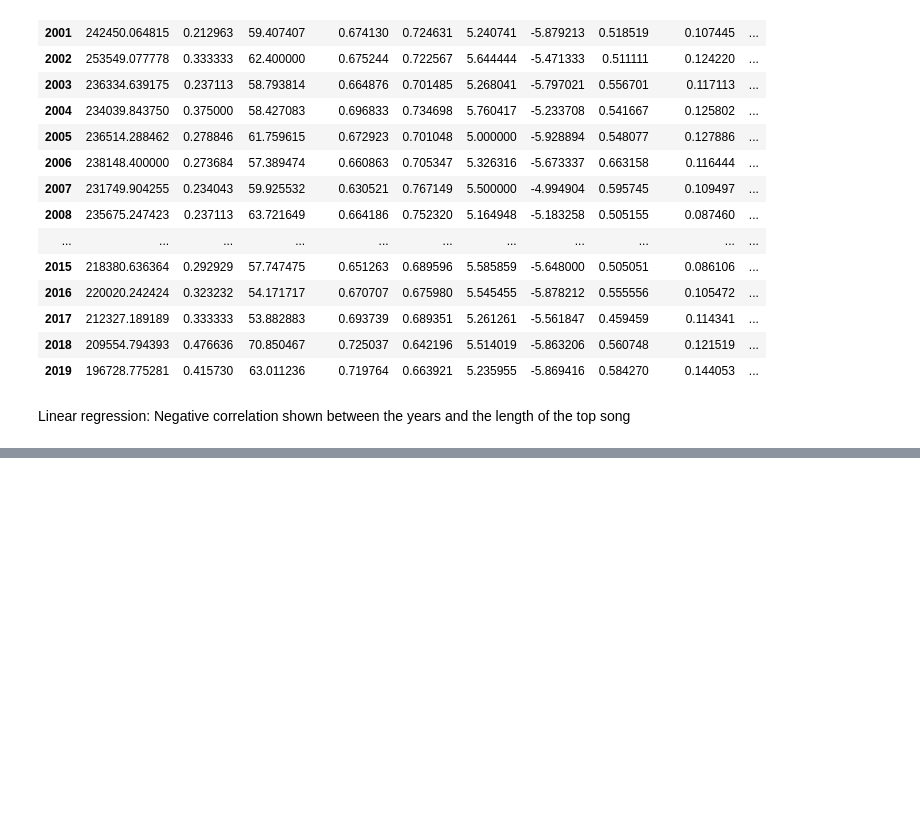
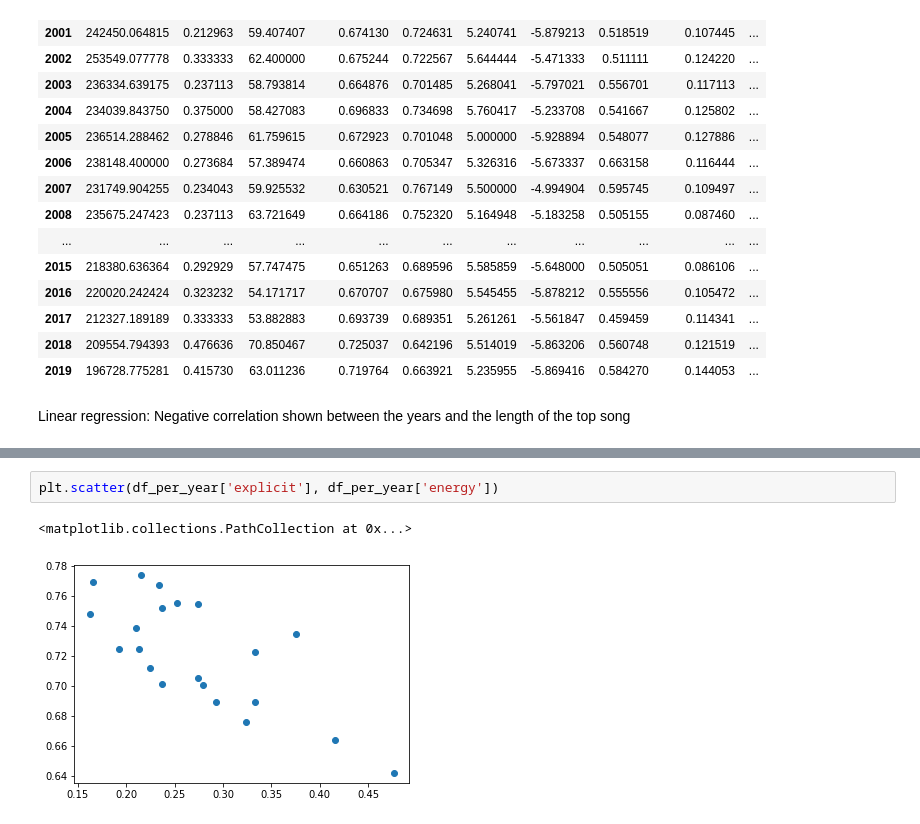
Before and after one commit to SiraDD/python_project, a Jupyter notebook: python_presentation.ipynb, the cells around one changed output, grey strips where cells are left out. Saved outputs shown, nothing was run; the diff lists cells and outputs as text; blank space fills up the shorter version.

```diff
--- a/python_presentation.ipynb
+++ b/python_presentation.ipynb
@@ -143,0 +166,5 @@ plt.plot(xs, ys, color="red")
+# %%
+plt.scatter(df_per_year['explicit'], df_per_year['energy'])
+# %% [output]
+<matplotlib.collections.PathCollection at 0x...>
+[figure, added]
```
Also changed, not shown: parts of 20 cells of this notebook.
